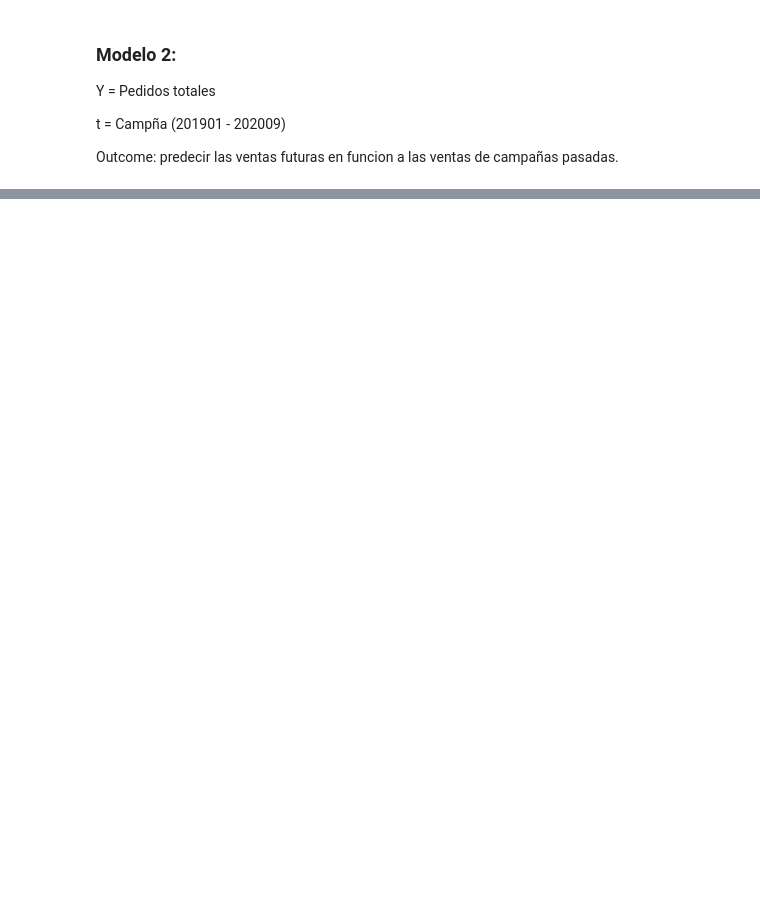
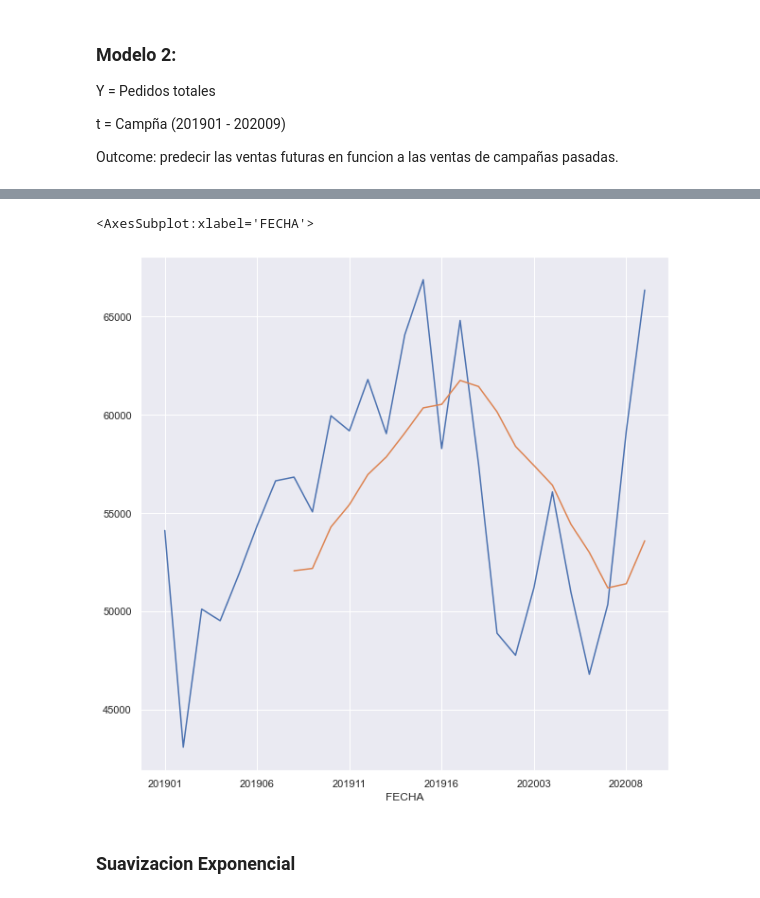
Before and after one commit to ignacio1511/Azzorti-Challenge, a Jupyter notebook: pregunta3.ipynb, the cells around one changed output, grey strips where cells are left out. Saved outputs shown, nothing was run; the diff lists cells and outputs as text; code cells hidden in the pictures; blank space fills up the shorter version.

```diff
--- a/pregunta3.ipynb
+++ b/pregunta3.ipynb
@@ -145,0 +301,6 @@ df["FECHA"]
+# %%
+df["PEDIDOS_TOTALES"].plot(figsize =(10,10))
+df['PEDIDOS_TOTALES'].rolling(window=8).mean().plot()
+# %% [output]
+<AxesSubplot:xlabel='FECHA'>
+[figure, added]
@@ -145,0 +311,2 @@ df["FECHA"]
+# %% [markdown]
+### Suavizacion Exponencial
```
Also changed, not shown: parts of 41 cells of this notebook.
